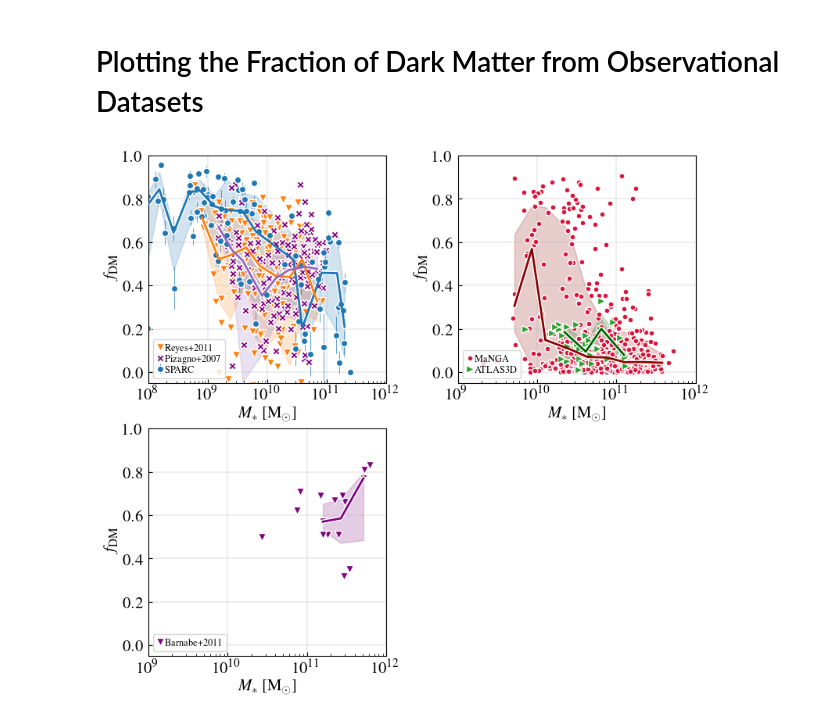
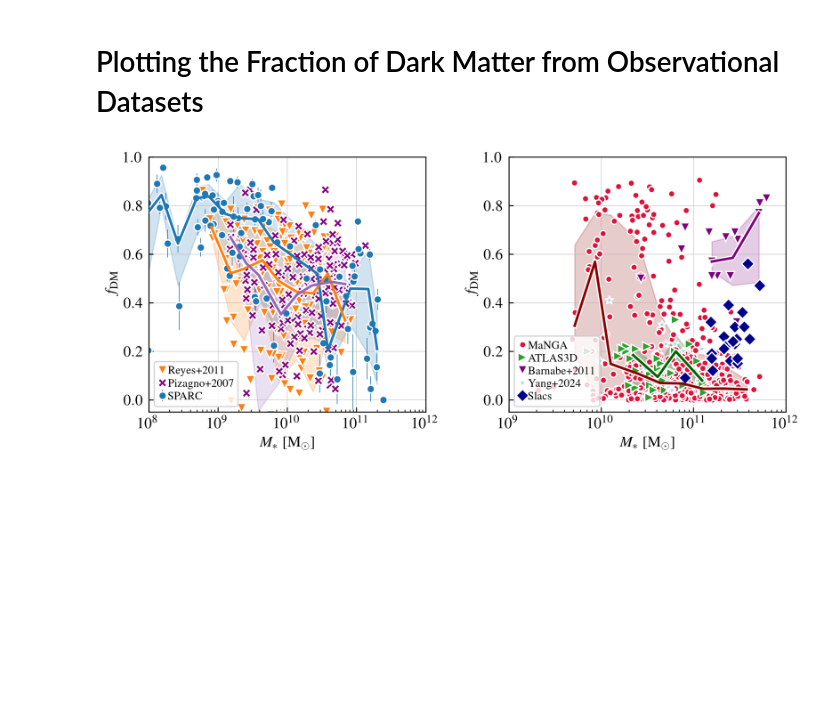
Before and after one commit to Annapreto23/TangoSIDM_DMFraction, a Jupyter notebook: data/Observational_datasets/fractionDM_comparison.ipynb, the cells around one changed output. Saved outputs shown, nothing was run; the diff lists cells and outputs as text; code cells hidden in the pictures; blank space fills up the shorter version.

```diff
--- a/data/Observational_datasets/fractionDM_comparison.ipynb
+++ b/data/Observational_datasets/fractionDM_comparison.ipynb
@@ -62,10 +81,10 @@ pizagno_fDM = pizagno[:,3]
 #################
 # Plot parameters
 params = {
-    "font.size": 15,
+    "font.size": 12,
     "font.family": "Times",
     "text.usetex": True,
-    "figure.figsize": (10, 8),
+    "figure.figsize": (10, 3.5),
     "figure.subplot.left": 0.25,
     "figure.subplot.right": 0.95,
     "figure.subplot.bottom": 0.15,
@@ -76,8 +95,8 @@ params = {
     "lines.linewidth": 1.5,
 }
 plt.rcParams.update(params)
-plt.figure()
-ax = plt.subplot(2, 2, 1)
+plt.figure(dpi=300)
+ax = plt.subplot(1, 2, 1)
 plt.grid(linestyle='-', linewidth=0.3)
 
 plt.errorbar(sparc_mass, sparc_fDM, yerr=sparc_ErrorfDM, marker='o', markersize=6,
@@ -94,47 +113,38 @@ plt.axis([1e8, 1e12, -0.05, 1])
 plt.xscale('log')
 plt.ylabel(r"$f_{\mathrm{DM}}$")
 plt.xlabel("$M_{*}$ [M$_{\odot}$]")
 ax.tick_params(direction='in', axis='both', which='both', pad=4.5)
 
 plt.legend(loc='lower left', labelspacing=0.2, handlelength=0.6, columnspacing=0.8,
            handletextpad=0.2, frameon=True, fontsize=9, ncol=1)
 
 
 ######
-ax = plt.subplot(2, 2, 2)
+ax = plt.subplot(1, 2, 2)
 plt.grid(linestyle='-', linewidth=0.3)
 
 plt.plot(manga_mass, manga_fDM, 'o', ms=5, color='crimson',markeredgecolor='white',lw=0.1,label='MaNGA')
 plot_median(manga_mass, manga_fDM, 'MaNGA', 'darkred')
 
 plt.plot(altas3D_mass, altas3D_fDM, '>', ms=7, color='tab:green',markeredgecolor='white',lw=0.1,label='ATLAS3D')
 plot_median(altas3D_mass, altas3D_fDM, 'ATLAS3D', 'darkgreen')
+
+plt.plot(barnabe_mass, barnabe_fDM, 'v', ms=7, color='purple',markeredgecolor='white',lw=0.1,label='Barnabe+2011')
+plot_median(barnabe_mass, barnabe_fDM, 'Barnabe+2011', 'purple')
+
+plt.plot(Yang_mass, Yang_fDM, '*', ms=7, color='lightblue',markeredgecolor='white',lw=0.1,label='Yang+2024')
+plt.plot(slacs_mass, slacs_fDM, 'D', ms=7, color='darkblue',markeredgecolor='white',lw=0.1,label='Slacs')
 
 plt.axis([1e9, 1e12, -0.05, 1])
 plt.xscale('log')
 plt.ylabel(r"$f_{\mathrm{DM}}$")
 plt.xlabel("$M_{*}$ [M$_{\odot}$]")
 ax.tick_params(direction='in', axis='both', which='both', pad=4.5)
 
 plt.legend(loc='lower left', labelspacing=0.2, handlelength=0.6, columnspacing=0.8,
            handletextpad=0.2, frameon=True, fontsize=9, ncol=1)
 
-######
-ax = plt.subplot(2, 2, 3)
-plt.grid(linestyle='-', linewidth=0.3)
-
-plt.plot(barnabe_mass, barnabe_fDM, 'v', ms=7, color='purple',markeredgecolor='white',lw=0.1,label='Barnabe+2011')
-plot_median(barnabe_mass, barnabe_fDM, 'Barnabe+2011', 'purple')
-
-plt.axis([1e9, 1e12, -0.05, 1])
-plt.xscale('log')
-plt.ylabel(r"$f_{\mathrm{DM}}$")
-plt.xlabel("$M_{*}$ [M$_{\odot}$]")
-ax.tick_params(direction='in', axis='both', which='both', pad=4.5)
-
-plt.legend(loc='lower left', labelspacing=0.2, handlelength=0.6, columnspacing=0.8,
-           handletextpad=0.2, frameon=True, fontsize=9, ncol=1)
 
 plt.show()
 # %% [output]
-[figure, old version]
+[figure, new version]
```
Also changed, not shown: parts of 1 cell of this notebook, 4 other files.
